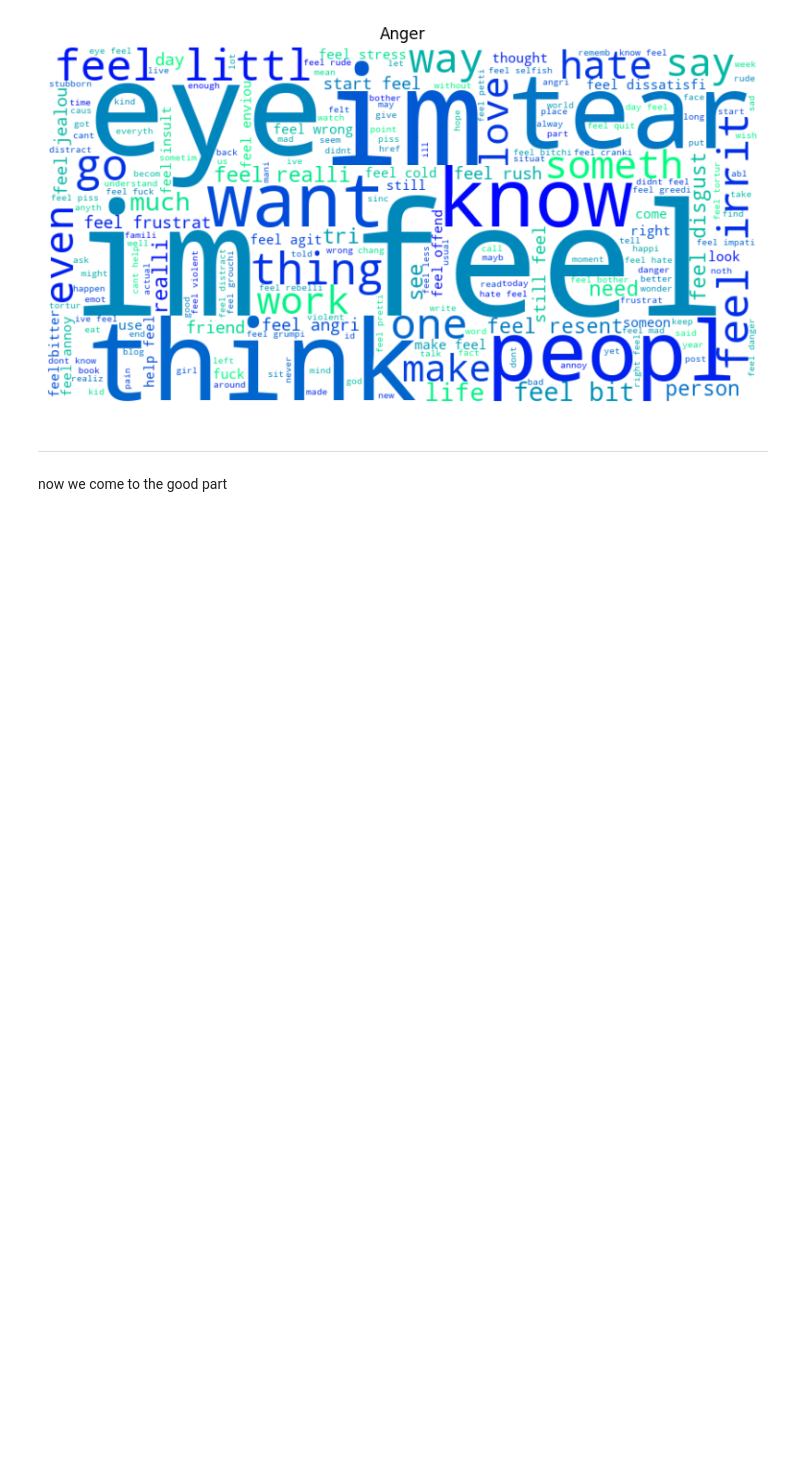
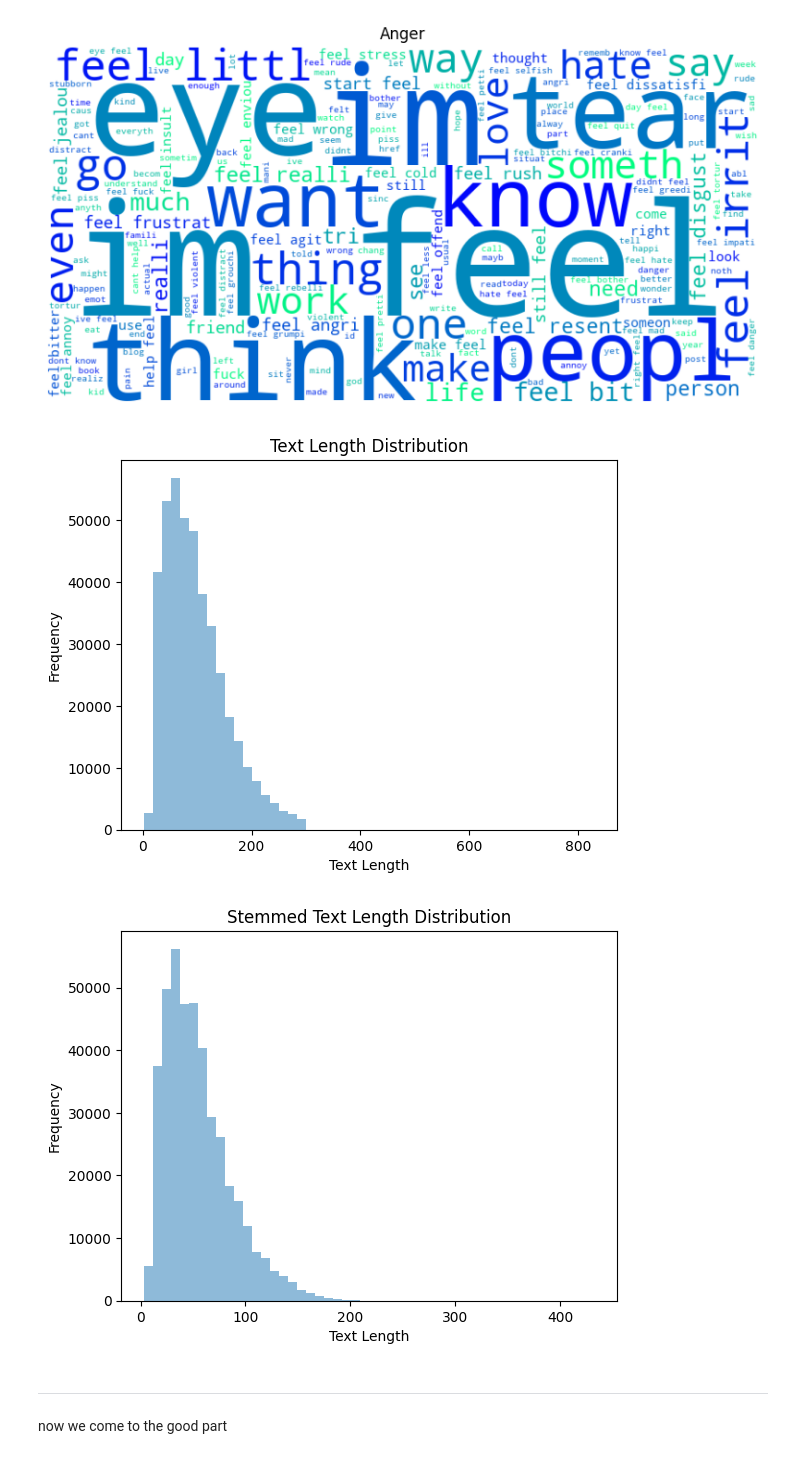
Before and after one commit to Timbo003/MBA_Emotions_Analysis, a Jupyter notebook: notebook.ipynb, the cells around one changed output. Saved outputs shown, nothing was run; the diff lists cells and outputs as text; code cells hidden in the pictures; blank space fills up the shorter version.

```diff
--- a/notebook.ipynb
+++ b/notebook.ipynb
@@ -286,6 +289,25 @@ for emotion in emotions:
 [figure]
 [figure]
 [figure]
+# %%
+# twiter max text length is 280 characters
+
+# plot the distribution of text lengths
+df['text_length'].plot.hist(bins=50, alpha=0.5)
+plt.title('Text Length Distribution')
+plt.xlabel('Text Length')
+plt.ylabel('Frequency')
+plt.show()
+
+# plot the distribution of stemmed text lengths
+df['text_length_stemmed'].plot.hist(bins=50, alpha=0.5)
+plt.title('Stemmed Text Length Distribution')
+plt.xlabel('Text Length')
+plt.ylabel('Frequency')
+plt.show()
+# %% [output]
+[figure, added]
+[figure, added]
 # %% [markdown]
 ---
 
```
Also changed, not shown: parts of 2 cells of this notebook.
